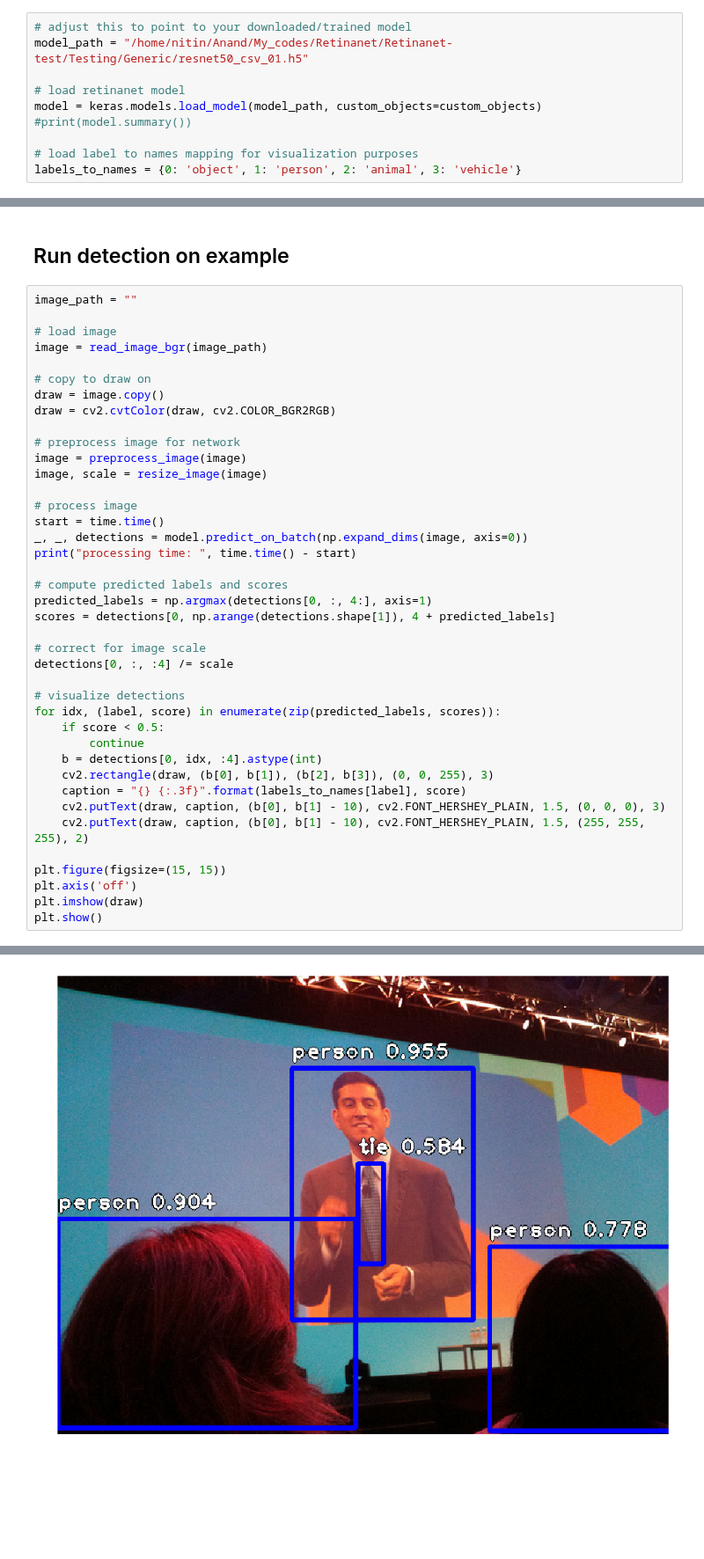
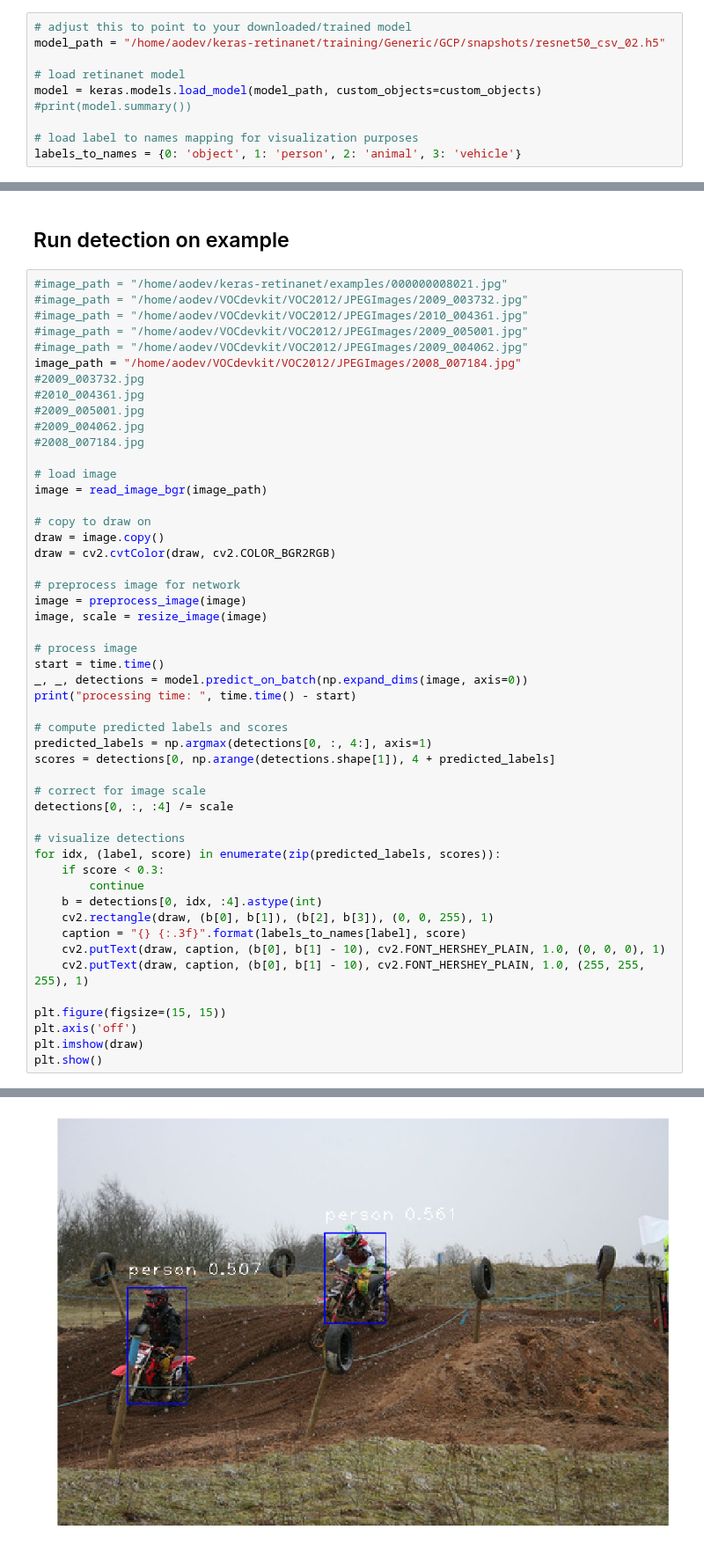
Before and after one commit to anand-sonawane/keras-retinanet, a Jupyter notebook: ResNet50RetinaNet_Generic.ipynb, the cells around one changed output, grey strips where cells are left out. Shown at 88% size. Drawn from its saved outputs; the diff is of its cells as text; blank space fills up the shorter version.

Commit message:
Testing notebooks

```diff
--- a/ResNet50RetinaNet_Generic.ipynb
+++ b/ResNet50RetinaNet_Generic.ipynb
@@ -36,7 +36,7 @@ Using TensorFlow backend.
 This model is trained for 2 epochs on the complete Pascal VOC dataset with 4 classes.
 # %%
 # adjust this to point to your downloaded/trained model
-model_path = "/home/nitin/Anand/My_codes/Retinanet/Retinanet-test/Testing/Generic/resnet50_csv_01.h5"
+model_path = "/home/aodev/keras-retinanet/training/Generic/GCP/snapshots/resnet50_csv_02.h5"
 
 # load retinanet model
 model = keras.models.load_model(model_path, custom_objects=custom_objects)
@@ -49,7 +47,17 @@ TypeError: Unexpected keyword argument passed to optimizer: amsgrad
 # %% [markdown]
 ## Run detection on example
 # %%
-image_path = ""
+#image_path = "/home/aodev/keras-retinanet/examples/000000008021.jpg"
+#image_path = "/home/aodev/VOCdevkit/VOC2012/JPEGImages/2009_003732.jpg"
+#image_path = "/home/aodev/VOCdevkit/VOC2012/JPEGImages/2010_004361.jpg"
+#image_path = "/home/aodev/VOCdevkit/VOC2012/JPEGImages/2009_005001.jpg"
+#image_path = "/home/aodev/VOCdevkit/VOC2012/JPEGImages/2009_004062.jpg"
+image_path = "/home/aodev/VOCdevkit/VOC2012/JPEGImages/2008_007184.jpg"
+#2009_003732.jpg
+#2010_004361.jpg
+#2009_005001.jpg
+#2009_004062.jpg
+#2008_007184.jpg
 
 # load image
 image = read_image_bgr(image_path)
@@ -76,13 +84,13 @@ detections[0, :, :4] /= scale
 
 # visualize detections
 for idx, (label, score) in enumerate(zip(predicted_labels, scores)):
-    if score < 0.5:
+    if score < 0.3:
         continue
     b = detections[0, idx, :4].astype(int)
-    cv2.rectangle(draw, (b[0], b[1]), (b[2], b[3]), (0, 0, 255), 3)
+    cv2.rectangle(draw, (b[0], b[1]), (b[2], b[3]), (0, 0, 255), 1)
     caption = "{} {:.3f}".format(labels_to_names[label], score)
-    cv2.putText(draw, caption, (b[0], b[1] - 10), cv2.FONT_HERSHEY_PLAIN, 1.5, (0, 0, 0), 3)
-    cv2.putText(draw, caption, (b[0], b[1] - 10), cv2.FONT_HERSHEY_PLAIN, 1.5, (255, 255, 255), 2)
+    cv2.putText(draw, caption, (b[0], b[1] - 10), cv2.FONT_HERSHEY_PLAIN, 1.0, (0, 0, 0), 1)
+    cv2.putText(draw, caption, (b[0], b[1] - 10), cv2.FONT_HERSHEY_PLAIN, 1.0, (255, 255, 255), 1)
 
 plt.figure(figsize=(15, 15))
 plt.axis('off')
@@ -93 +101 @@ processing time:  0.05386972427368164
-[figure, old version]
+[figure, new version]
```
Also changed, not shown: parts of 2 cells of this notebook, 1 other file.
